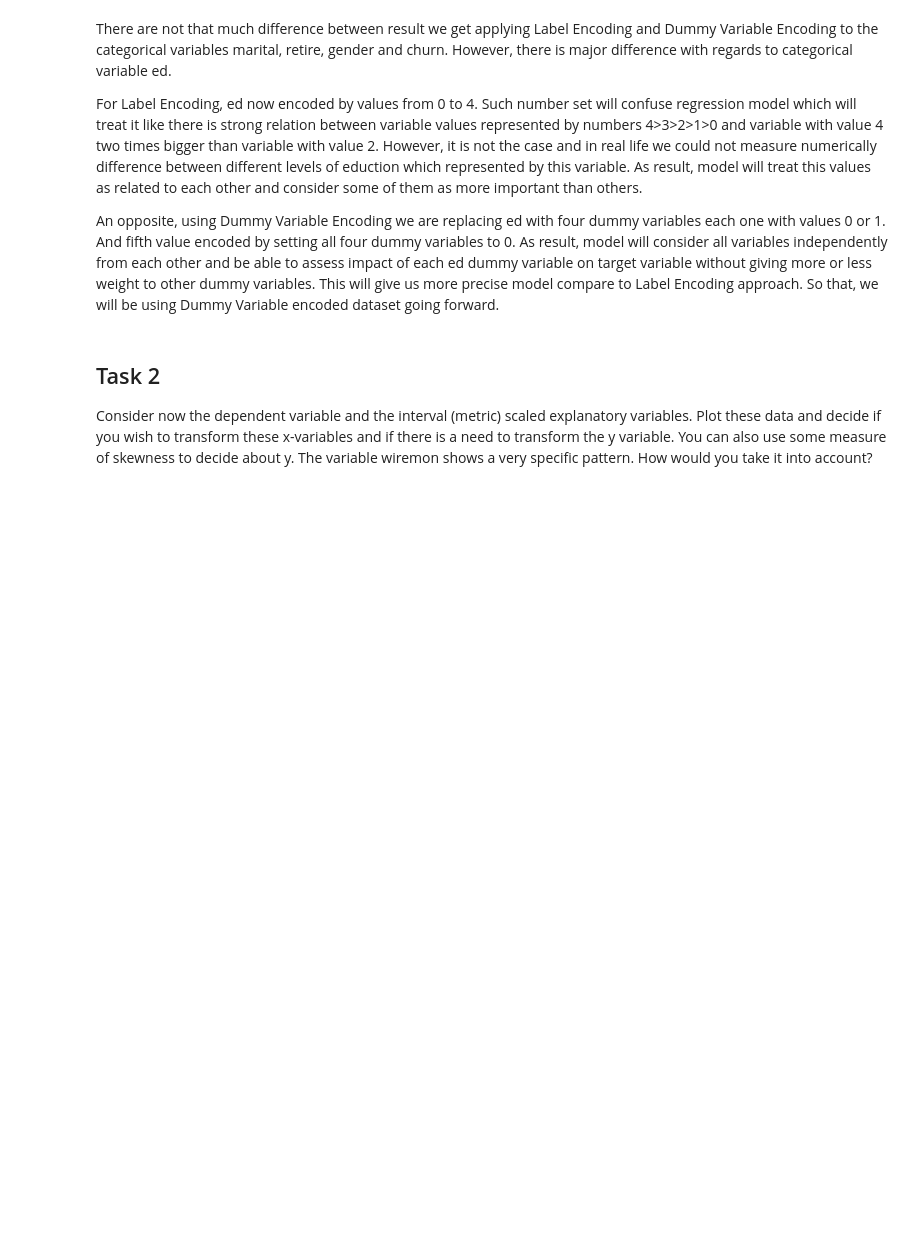
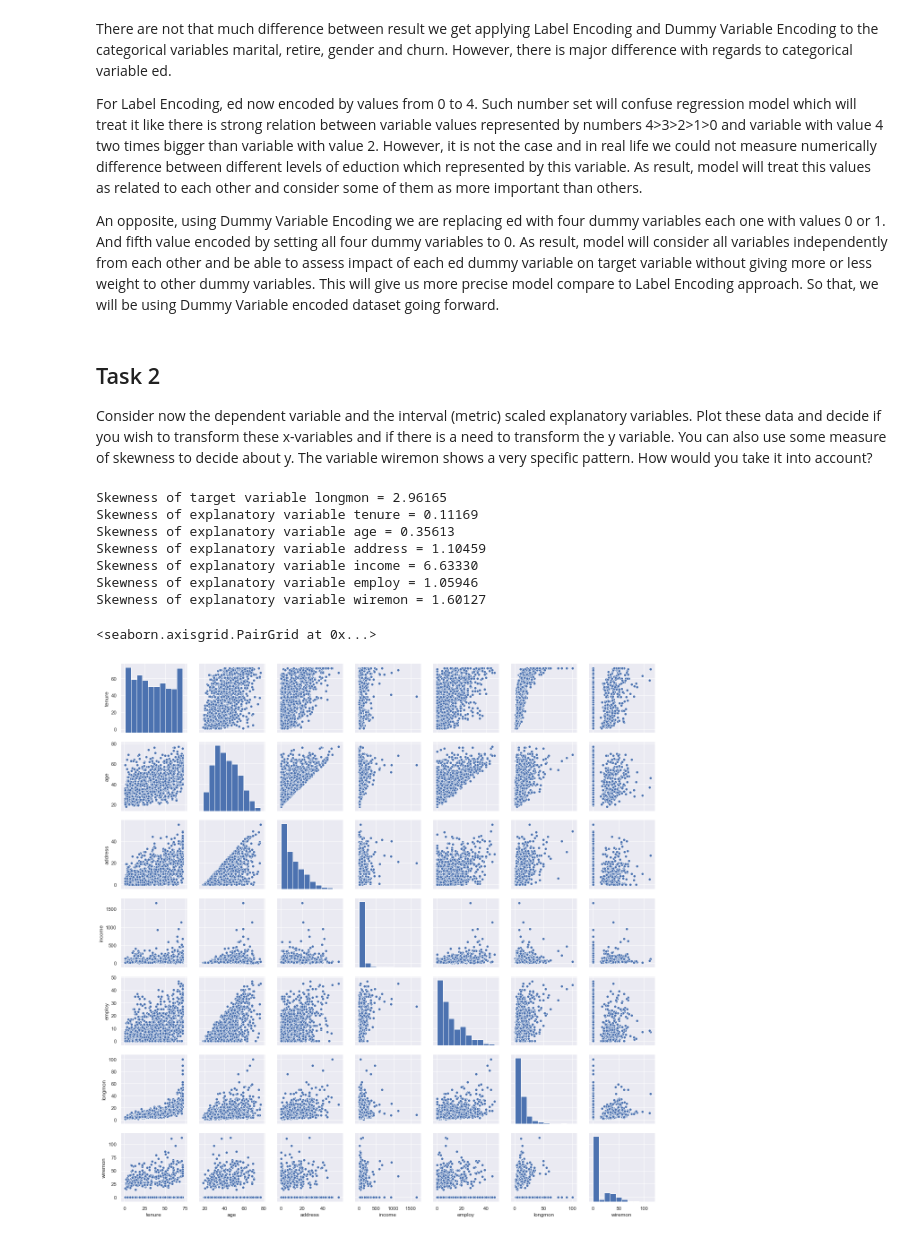
Before and after one commit to kai-wren/Statistic, a Jupyter notebook: Assignment 2.ipynb, the cells around one changed output. Cells and saved outputs as stored; diff of their text form; code cells hidden in the pictures; blank space fills up the shorter version.

```diff
--- a/Assignment 2.ipynb
+++ b/Assignment 2.ipynb
@@ -99,3 +99,24 @@ An opposite, using Dummy Variable Encoding we are replacing ed with four dummy v
 # %% [markdown]
 ## Task 2
 Consider now the dependent variable and the interval (metric) scaled explanatory variables. Plot these data and decide if you wish to transform these x-variables and if there is a need to transform the y variable. You can also use some measure of skewness to decide about y. The variable wiremon shows a very speciﬁc pattern. How would you take it into account?
+# %%
+print("Skewness of target variable longmon = %.5f" %stats.skew(telco_dummy_df['longmon']))
+print("Skewness of explanatory variable tenure = %.5f" %stats.skew(telco_dummy_df['tenure']))
+print("Skewness of explanatory variable age = %.5f" %stats.skew(telco_dummy_df['age']))
+print("Skewness of explanatory variable address = %.5f" %stats.skew(telco_dummy_df['address']))
+print("Skewness of explanatory variable income = %.5f" %stats.skew(telco_dummy_df['income']))
+print("Skewness of explanatory variable employ = %.5f" %stats.skew(telco_dummy_df['employ']))
+print("Skewness of explanatory variable wiremon = %.5f" %stats.skew(telco_dummy_df['wiremon']))
+
+#building pairplots filtering out all binary variables - those are not representable on scatterplots.
+sb.pairplot(telco_dummy_df.filter(['tenure', 'age', 'address', 'income', 'employ', 'longmon', 'wiremon']))
+# %% [output]
+Skewness of target variable longmon = 2.96165
+Skewness of explanatory variable tenure = 0.11169
+Skewness of explanatory variable age = 0.35613
+Skewness of explanatory variable address = 1.10459
+Skewness of explanatory variable income = 6.63330
+Skewness of explanatory variable employ = 1.05946
+Skewness of explanatory variable wiremon = 1.60127
+<seaborn.axisgrid.PairGrid at 0x...>
+[figure, added]
```
Also changed, not shown: parts of 6 cells of this notebook.
